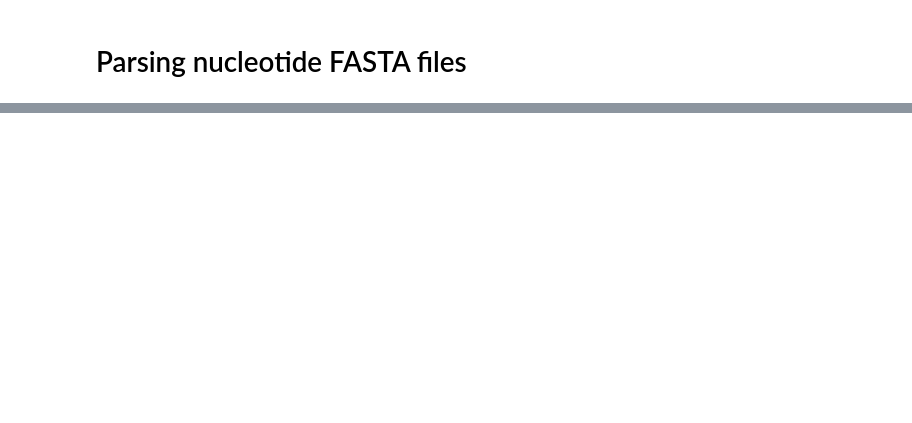
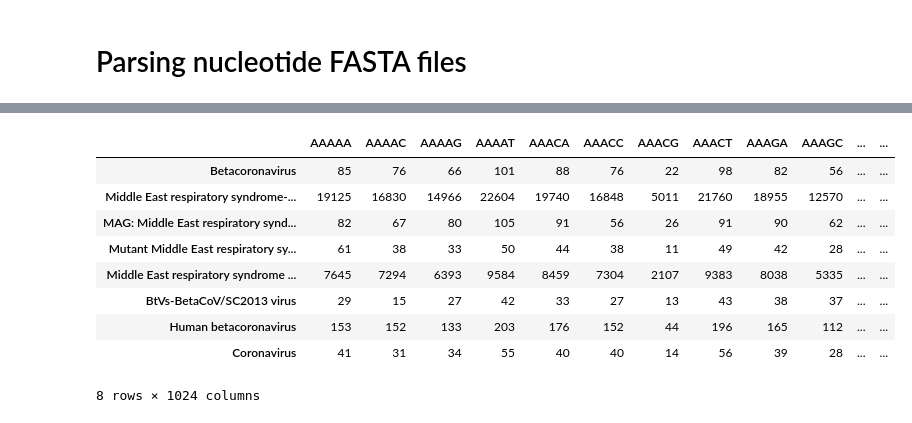
Before and after one commit to ivamilutinovic/data-mining-project, a Jupyter notebook: parsing-fasta.ipynb, the cells around one changed output, grey strips where cells are left out. Saved outputs shown, nothing was run; the diff lists cells and outputs as text; code cells hidden in the pictures; blank space fills up the shorter version.

```diff
--- a/parsing-fasta.ipynb
+++ b/parsing-fasta.ipynb
@@ -166,0 +211,16 @@ ngram_matrix
+# %%
+fasta_file = "data/mers-nucleotide.fasta"
+n = 5
+ngram_matrix = generate_ngram_matrix_nucleotide(fasta_file, n)
+ngram_matrix
+# %% [output]
+|  | AAAAA | AAAAC | AAAAG | AAAAT | AAACA | AAACC | AAACG | AAACT | AAAGA | AAAGC | ... | ... |
+| Betacoronavirus | 85 | 76 | 66 | 101 | 88 | 76 | 22 | 98 | 82 | 56 | ... | ... |
+| Middle East respiratory syndrome-... | 19125 | 16830 | 14966 | 22604 | 19740 | 16848 | 5011 | 21760 | 18955 | 12570 | ... | ... |
+| MAG: Middle East respiratory synd... | 82 | 67 | 80 | 105 | 91 | 56 | 26 | 91 | 90 | 62 | ... | ... |
+| Mutant Middle East respiratory sy... | 61 | 38 | 33 | 50 | 44 | 38 | 11 | 49 | 42 | 28 | ... | ... |
+| Middle East respiratory syndrome ... | 7645 | 7294 | 6393 | 9584 | 8459 | 7304 | 2107 | 9383 | 8038 | 5335 | ... | ... |
+| BtVs-BetaCoV/SC2013 virus | 29 | 15 | 27 | 42 | 33 | 27 | 13 | 43 | 38 | 37 | ... | ... |
+| Human betacoronavirus | 153 | 152 | 133 | 203 | 176 | 152 | 44 | 196 | 165 | 112 | ... | ... |
+| Coronavirus | 41 | 31 | 34 | 55 | 40 | 40 | 14 | 56 | 39 | 28 | ... | ... |
+8 rows × 1024 columns
```
Also changed, not shown: parts of 5 cells of this notebook, 2 other files.
